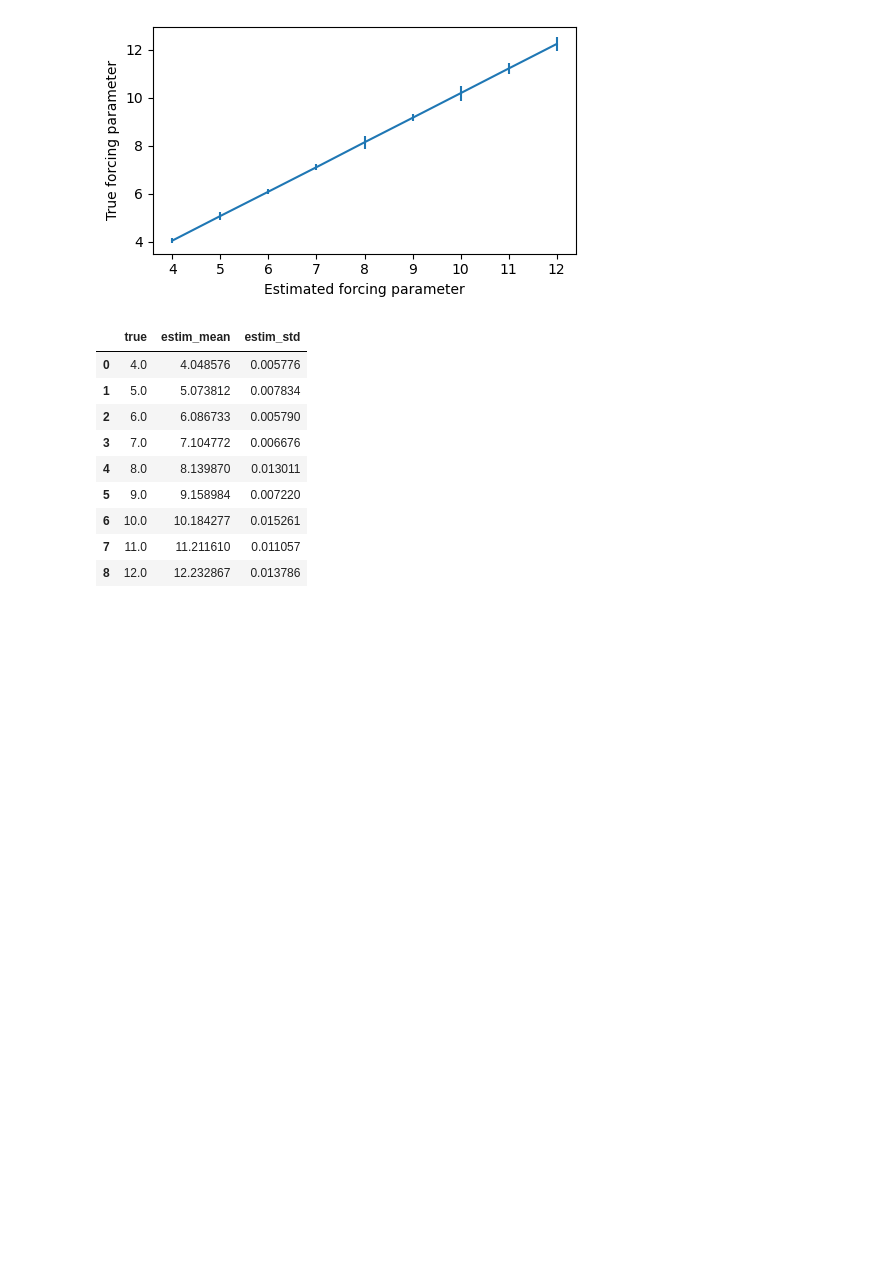
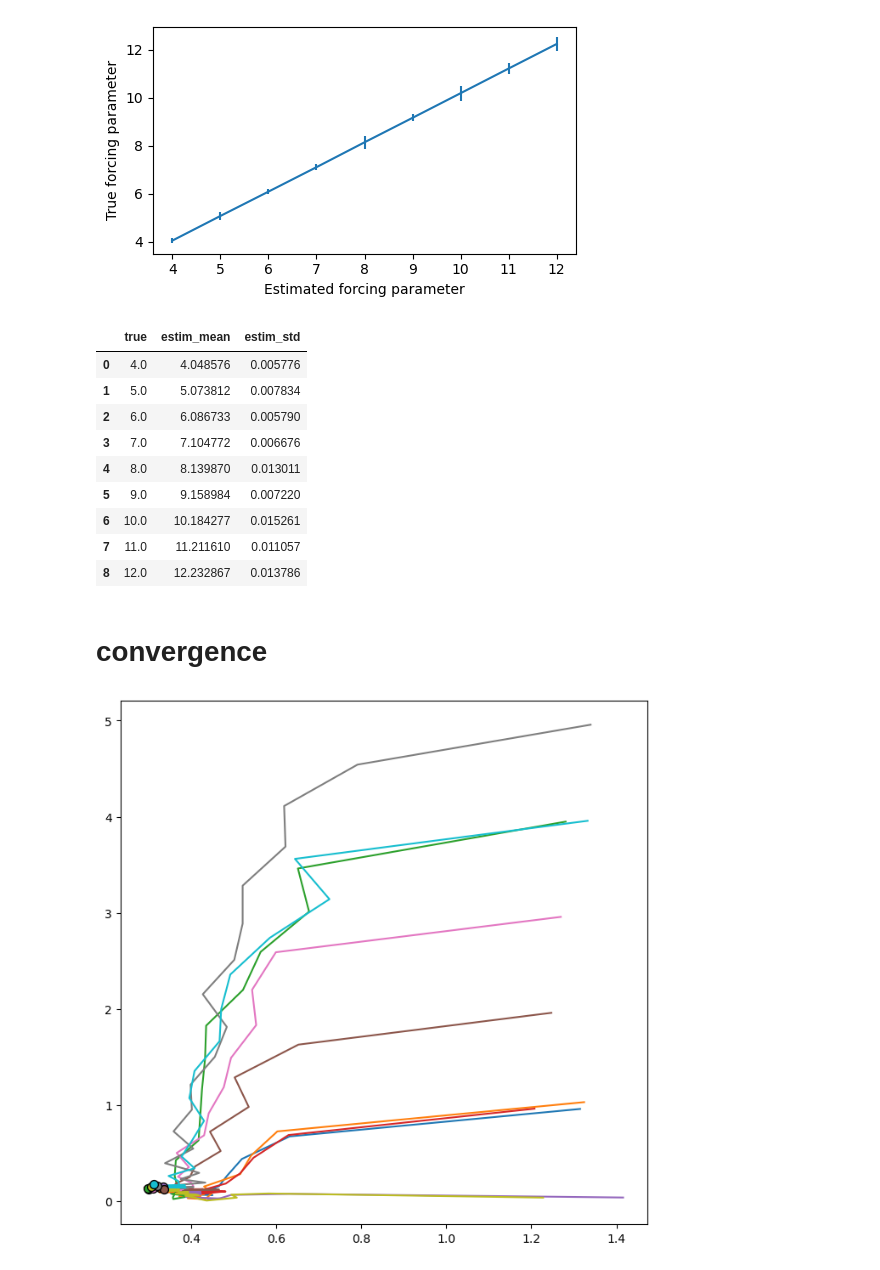
Before and after one commit to m-dml/coda, a Jupyter notebook: notebooks/pt_evaluate_final.ipynb, the cells around one changed output. Cells and saved outputs as stored; diff of their text form; code cells hidden in the pictures; blank space fills up the shorter version.

```diff
--- a/notebooks/pt_evaluate_final.ipynb
+++ b/notebooks/pt_evaluate_final.ipynb
@@ -75,3 +78,43 @@ frame
 | 6 | 10.0 | 10.184277 | 0.015261 |
 | 7 | 11.0 | 11.211610 | 0.011057 |
 | 8 | 12.0 | 12.232867 | 0.013786 |
+# %% [markdown]
+# convergence
+# %%
+def read_from_tensorboard(path):
+    the_path = os.path.join(path, "logs/lightning_logs/version_0")
+    files = os.listdir(the_path)
+    the_file = None
+    for file in files:
+        if "events" in file:
+            the_file = os.path.join(the_path, file)
+            break
+    scalars = read_scalars_from_tensorboard(the_file)
+
+    rmse = scalars["RMSEStateLeft/Training"]
+    param = scalars["Parameter/Training"]
+    return rmse, param
+# %%
+state_rmse = {i: [] for i in range(4, 13)}
+param_error = {i: [] for i in range(4, 13)}
+for path in hyda_experiments:
+    config = load_hydra_config(path)
+    training_data_path = config.datamodule.path_to_load_data
+    with h5py.File(training_data_path) as file:
+        true_forcing = file.attrs["forcing"]
+    srmse, perror = read_from_tensorboard(path)
+    state_rmse[true_forcing].append(srmse)
+    param_error[true_forcing].append(perror)
+# %%
+# all experiments for the same forcing
+forcing = 8
+fig, ax = plt.subplots(1, 1, figsize=(8, 8))
+srmse = state_rmse[forcing]
+perror = param_error[forcing]
+for sr, pe in zip(srmse, perror):
+    x = sr.value.values[::10]
+    y = np.abs(pe.value.values[::10] - forcing)
+    ax.plot(x, y)
+    ax.scatter(x[-1], y[-1], s=50, edgecolors='black', zorder=10)
+# %% [output]
+[figure, added]
```
Also changed, not shown: parts of 7 cells of this notebook, 2 other files.
